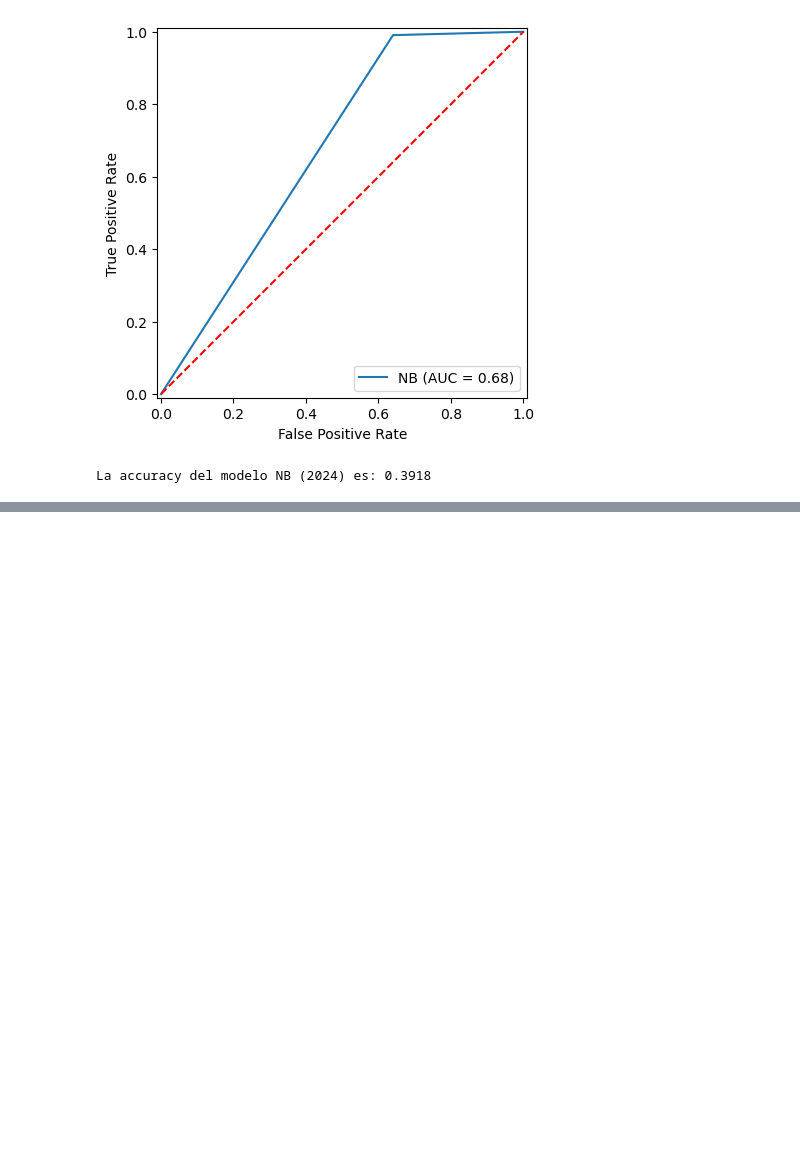
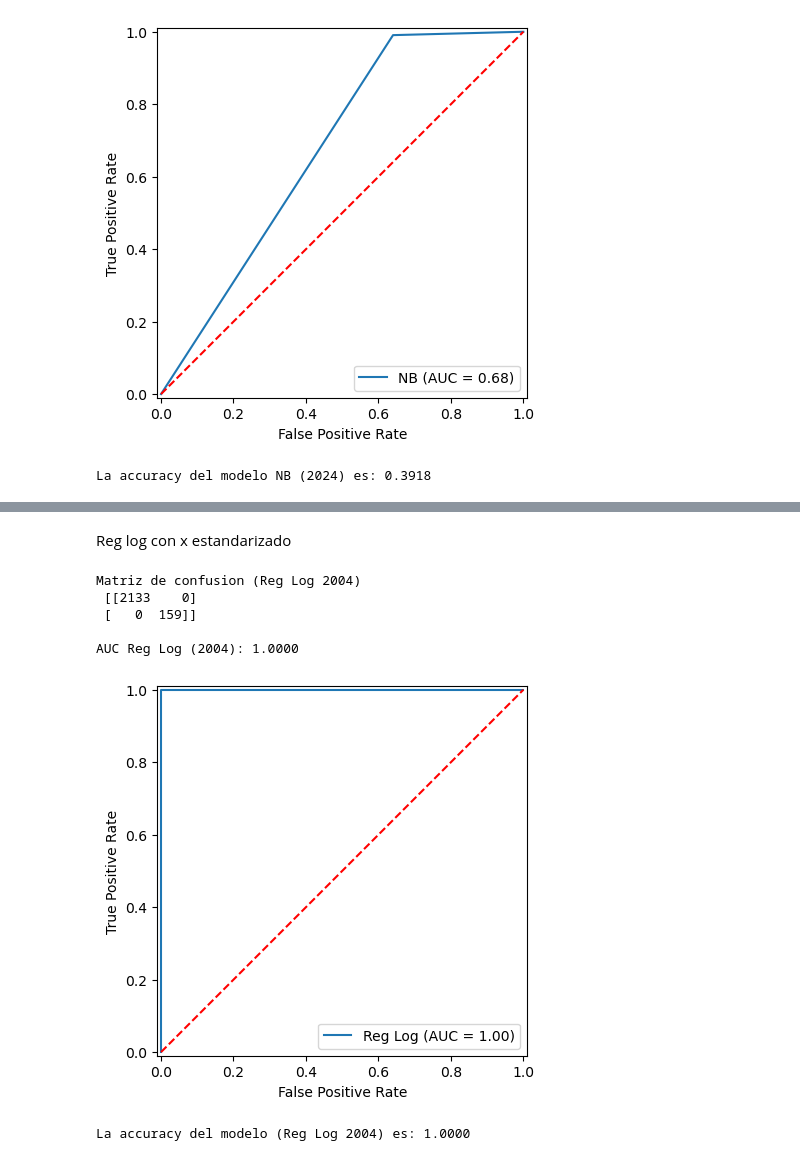
Before and after one commit to maggiecobb/CC408-T1-5, a Jupyter notebook: TP 3/Tp3.ipynb, the cells around one changed output, grey strips where cells are left out. Saved outputs shown, nothing was run; the diff lists cells and outputs as text; code cells hidden in the pictures; blank space fills up the shorter version.

Commit message:
Algunas pruebas con lso datos estandarizados

```diff
--- a/TP 3/Tp3.ipynb
+++ b/TP 3/Tp3.ipynb
@@ -1506,0 +1553,33 @@ La accuracy del modelo NB (2024) es: 0.3918
+# %% [markdown]
+Reg log con x estandarizado
+# %%
+log04est = LogisticRegression(penalty=None).fit(x_train_04est, y_train_04)
+y_test_pred_score_04est = log04.predict_proba(x_train_04est)[:,1]
+y_pred_log04est = log04est.predict(x_test_04est)
+# %%
+#Matriz de confusion
+conflog04est = confusion_matrix(y_test_04, y_pred_log04est)
+print("Matriz de confusion (Reg Log 2004)\n", conflog04est)
+
+#AUC
+auc_log04est = roc_auc_score(y_test_04, y_pred_log04est)
+print('\nAUC Reg Log (2004): %.4f' %auc_log04est)
+
+#Curva ROC
+fpr, tpr, thresholds = roc_curve(y_test_04, y_pred_log04est)
+display = RocCurveDisplay(fpr=fpr, tpr=tpr, roc_auc=auc_log04est, estimator_name='Reg Log')
+display.plot()
+plt.plot([0, 1], [0, 1], color='red', linestyle='--')
+plt.show()
+
+#Accuracy
+accuracy_log04est = accuracy_score(y_test_04, y_pred_log04est)
+print("La accuracy del modelo (Reg Log 2004) es: %.4f" %accuracy_log04est)
+# %% [output]
+Matriz de confusion (Reg Log 2004)
+ [[2133    0]
+ [   0  159]]
+
+AUC Reg Log (2004): 1.0000
+[figure, added]
+La accuracy del modelo (Reg Log 2004) es: 1.0000
```
Also changed, not shown: parts of 5 cells of this notebook.
